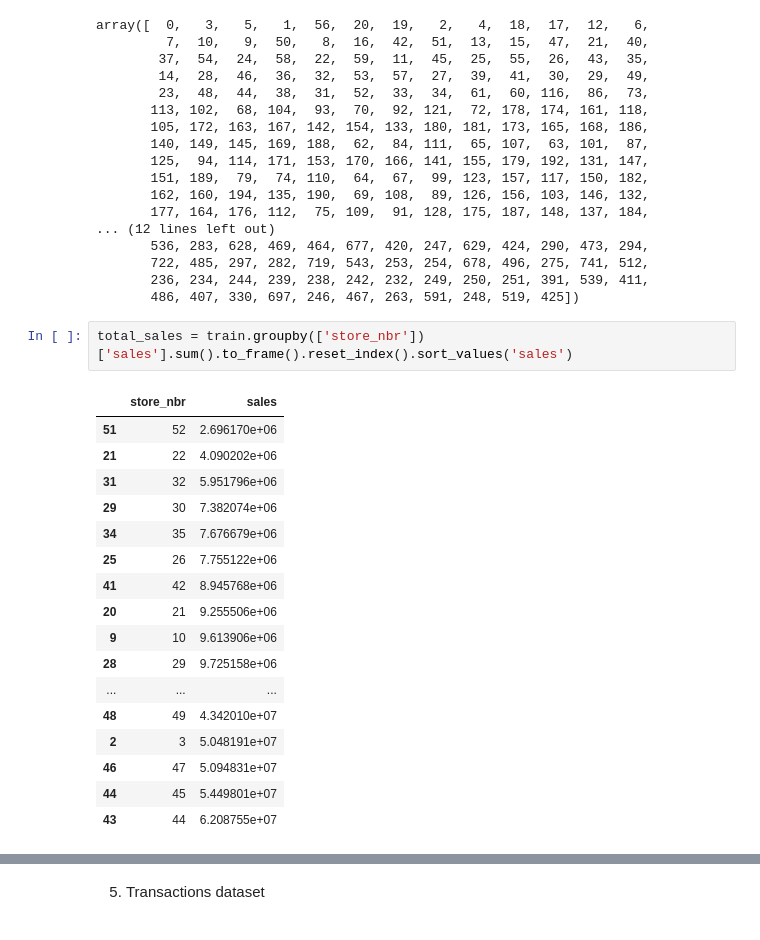
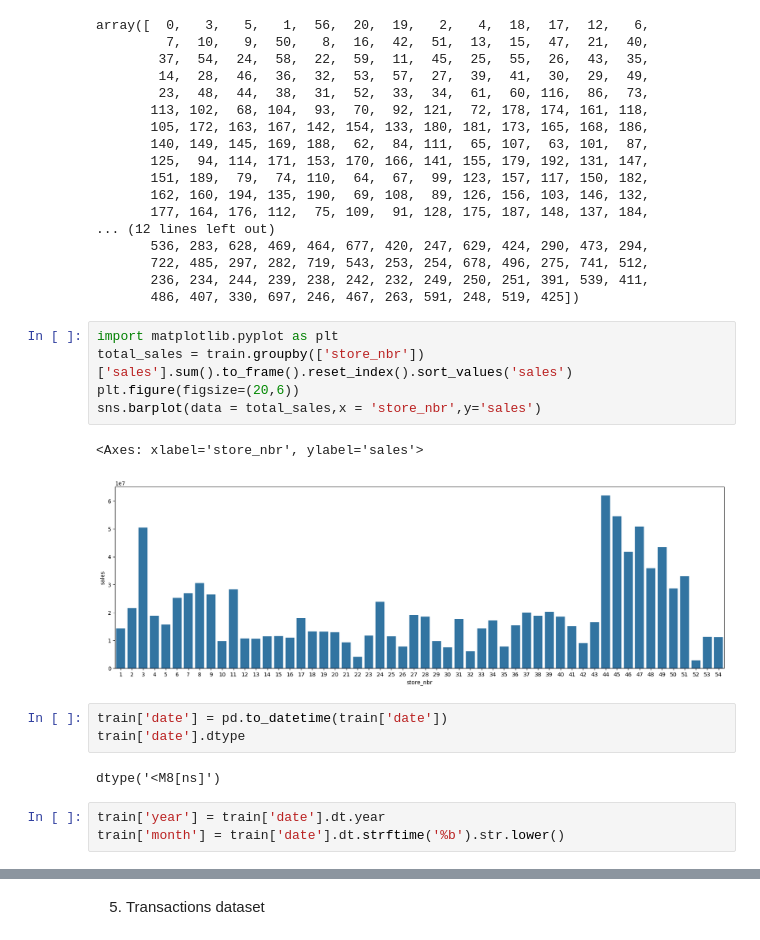
Before and after one commit to acies-udaykiran-rachamsetty/Capstone-Project, a Jupyter notebook: Notebooks/EDA.ipynb, the cells around one changed output, grey strips where cells are left out. Cells and saved outputs as stored; diff of their text form.

```diff
--- a/Notebooks/EDA.ipynb
+++ b/Notebooks/EDA.ipynb
@@ -620,22 +622,18 @@ array([  0,   3,   5,   1,  56,  20,  19,   2,   4,  18,  17,  12,   6,
        236, 234, 244, 239, 238, 242, 232, 249, 250, 251, 391, 539, 411,
        486, 407, 330, 697, 246, 467, 263, 591, 248, 519, 425])
 # %%
+import matplotlib.pyplot as plt
 total_sales = train.groupby(['store_nbr'])['sales'].sum().to_frame().reset_index().sort_values('sales')
+plt.figure(figsize=(20,6))
+sns.barplot(data = total_sales,x = 'store_nbr',y='sales')
 # %% [output]
-|  | store_nbr | sales |
-| 51 | 52 | 2.696170e+06 |
-| 21 | 22 | 4.090202e+06 |
-| 31 | 32 | 5.951796e+06 |
-| 29 | 30 | 7.382074e+06 |
-| 34 | 35 | 7.676679e+06 |
-| 25 | 26 | 7.755122e+06 |
-| 41 | 42 | 8.945768e+06 |
-| 20 | 21 | 9.255506e+06 |
-| 9 | 10 | 9.613906e+06 |
-| 28 | 29 | 9.725158e+06 |
-| ... | ... | ... |
-| 48 | 49 | 4.342010e+07 |
-| 2 | 3 | 5.048191e+07 |
-| 46 | 47 | 5.094831e+07 |
-| 44 | 45 | 5.449801e+07 |
-| 43 | 44 | 6.208755e+07 |
+<Axes: xlabel='store_nbr', ylabel='sales'>
+[figure, added]
+# %%
+train['date'] = pd.to_datetime(train['date'])
+train['date'].dtype
+# %% [output]
+dtype('<M8[ns]')
+# %%
+train['year'] = train['date'].dt.year
+train['month'] = train['date'].dt.strftime('%b').str.lower()
```
Also changed, not shown: parts of 45 cells of this notebook.
